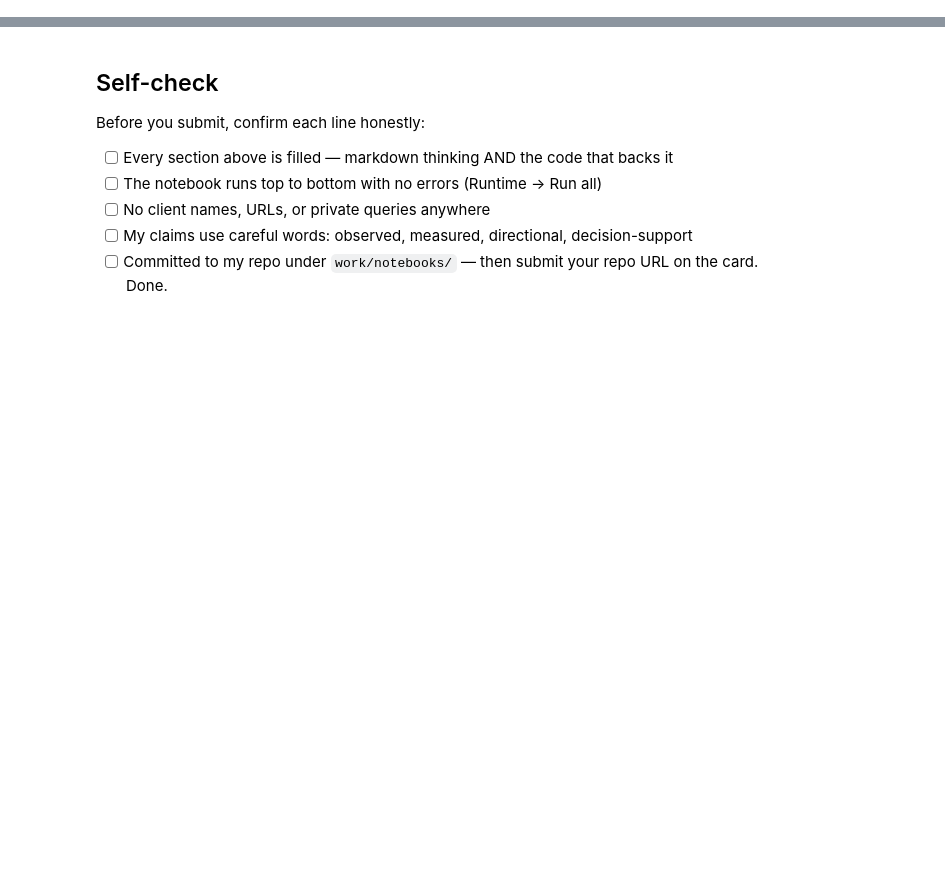
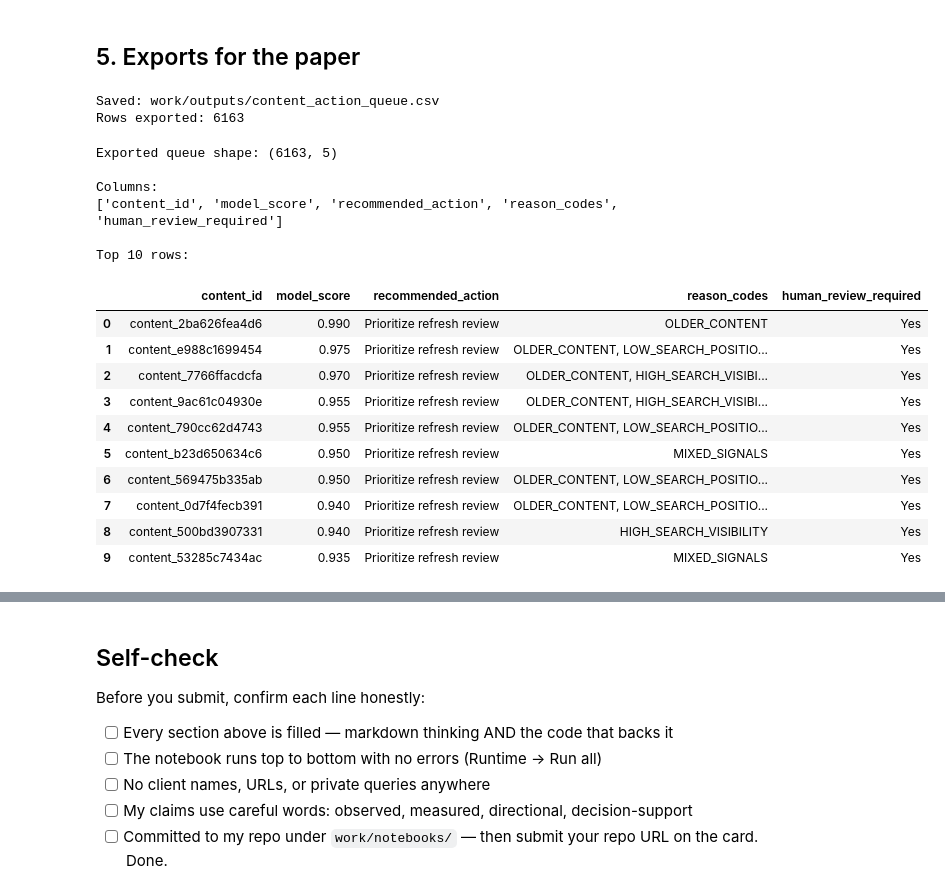
Before and after one commit to MeerMusabih/FlyRank-AI-Internship, a Jupyter notebook: work/notebooks/w07_action_playbook.ipynb, the cells around one changed output, grey strips where cells are left out. Cells and saved outputs as stored; diff of their text form; code cells hidden in the pictures; blank space fills up the shorter version.

```diff
--- a/work/notebooks/w07_action_playbook.ipynb
+++ b/work/notebooks/w07_action_playbook.ipynb
@@ -28,0 +303,53 @@ This skeleton is yours to fill. Work the sections **in order** — each one has
+# %% [markdown]
+## 5. Exports for the paper
+# %%
+output_dir = "work/outputs"
+os.makedirs(output_dir, exist_ok=True)
+
+queue_path = os.path.join(
+    output_dir,
+    "content_action_queue.csv"
+)
+
+action_queue[
+    [
+        "content_id",
+        "model_score",
+        "recommended_action",
+        "reason_codes",
+        "human_review_required",
+    ]
+].to_csv(queue_path, index=False)
+
+print("Saved:", queue_path)
+print("Rows exported:", len(action_queue))
+# %% [output]
+Saved: work/outputs/content_action_queue.csv
+Rows exported: 6163
+# %%
+exported_queue = pd.read_csv(queue_path)
+
+print("Exported queue shape:", exported_queue.shape)
+print("\nColumns:")
+print(exported_queue.columns.tolist())
+
+print("\nTop 10 rows:")
+display(exported_queue.head(10))
+# %% [output]
+Exported queue shape: (6163, 5)
+
+Columns:
+['content_id', 'model_score', 'recommended_action', 'reason_codes', 'human_review_required']
+
+Top 10 rows:
+|  | content_id | model_score | recommended_action | reason_codes | human_review_required |
+| 0 | content_2ba626fea4d6 | 0.990 | Prioritize refresh review | OLDER_CONTENT | Yes |
+| 1 | content_e988c1699454 | 0.975 | Prioritize refresh review | OLDER_CONTENT, LOW_SEARCH_POSITIO... | Yes |
+| 2 | content_7766ffacdcfa | 0.970 | Prioritize refresh review | OLDER_CONTENT, HIGH_SEARCH_VISIBI... | Yes |
+| 3 | content_9ac61c04930e | 0.955 | Prioritize refresh review | OLDER_CONTENT, HIGH_SEARCH_VISIBI... | Yes |
+| 4 | content_790cc62d4743 | 0.955 | Prioritize refresh review | OLDER_CONTENT, LOW_SEARCH_POSITIO... | Yes |
+| 5 | content_b23d650634c6 | 0.950 | Prioritize refresh review | MIXED_SIGNALS | Yes |
+| 6 | content_569475b335ab | 0.950 | Prioritize refresh review | OLDER_CONTENT, LOW_SEARCH_POSITIO... | Yes |
+| 7 | content_0d7f4fecb391 | 0.940 | Prioritize refresh review | OLDER_CONTENT, LOW_SEARCH_POSITIO... | Yes |
+| 8 | content_500bd3907331 | 0.940 | Prioritize refresh review | HIGH_SEARCH_VISIBILITY | Yes |
+| 9 | content_53285c7434ac | 0.935 | Prioritize refresh review | MIXED_SIGNALS | Yes |
```
Also changed, not shown: parts of 18 cells of this notebook.
